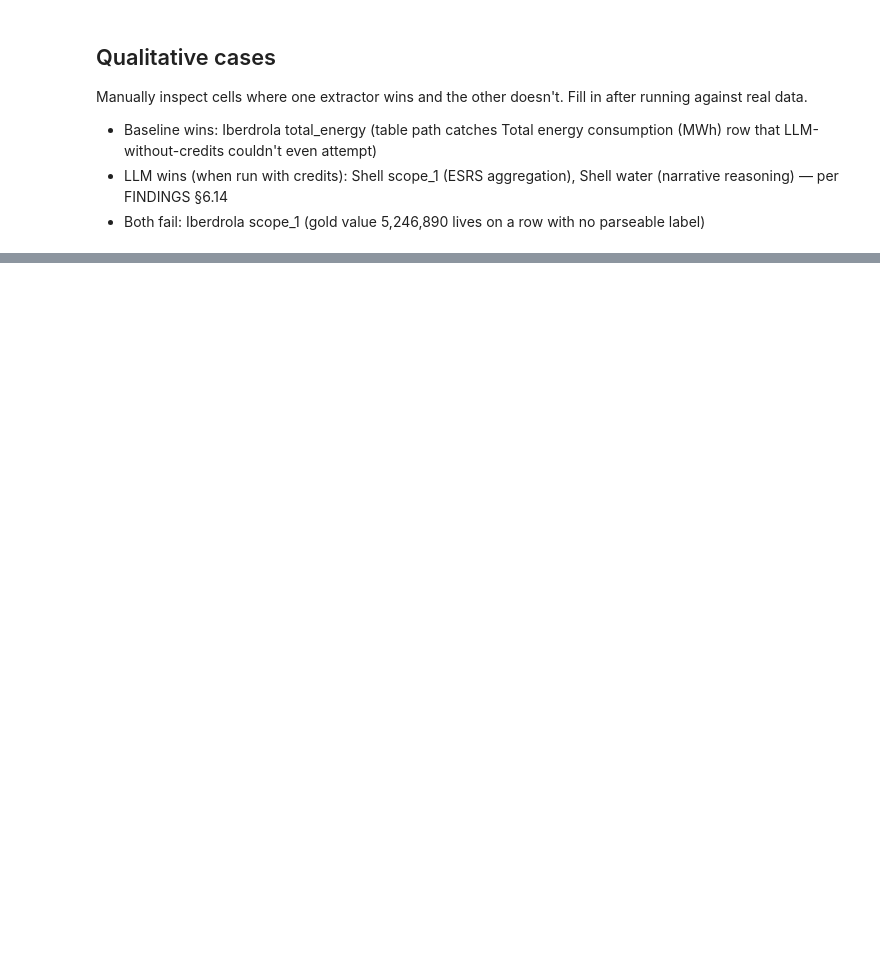
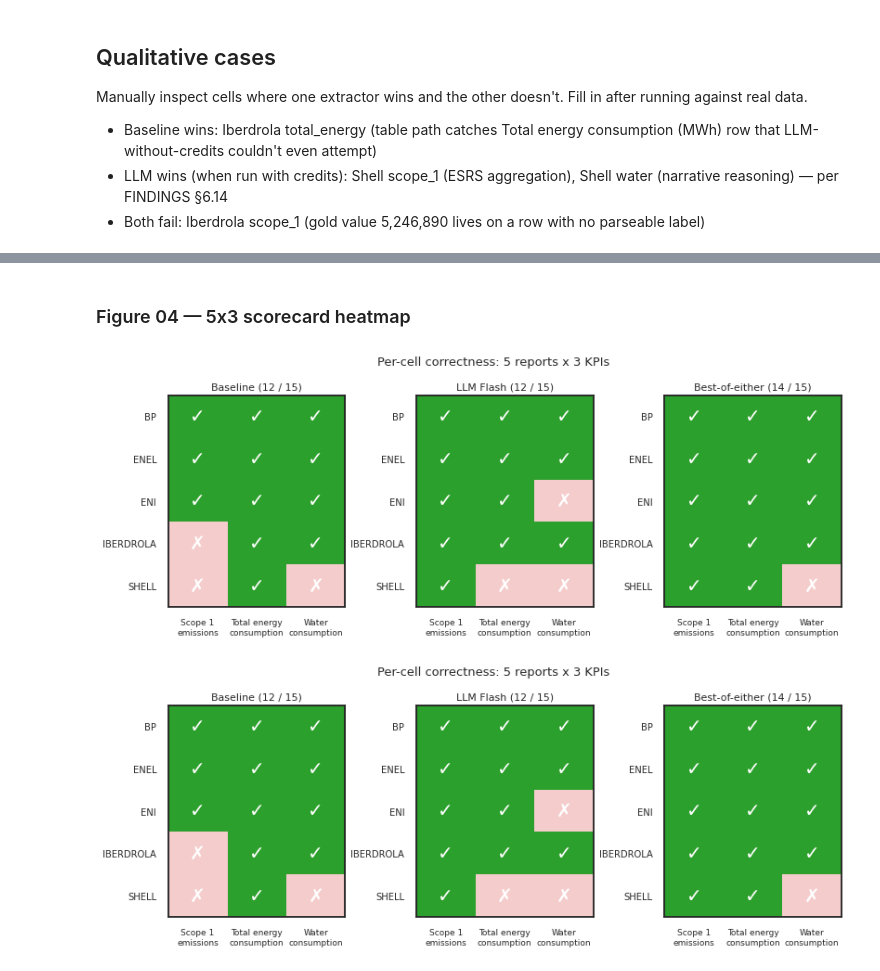
Before and after one commit to rotask/nlp-esg-extractor, a Jupyter notebook: notebooks/demo.ipynb, the cells around one changed output, grey strips where cells are left out. Cells and saved outputs as stored; diff of their text form; code cells hidden in the pictures; blank space fills up the shorter version.

```diff
--- a/notebooks/demo.ipynb
+++ b/notebooks/demo.ipynb
@@ -93,0 +140,7 @@ Manually inspect cells where one extractor wins and the other doesn't. Fill in a
+# %% [markdown]
+### Figure 04 — 5x3 scorecard heatmap
+# %%
+make_figures.fig_04_scorecard()
+# %% [output]
+[figure, added]
+[figure, added]
```
Also changed, not shown: parts of 32 cells of this notebook, 16 other files.
